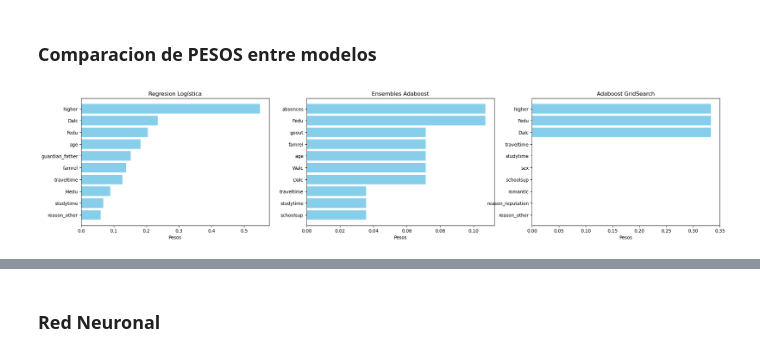
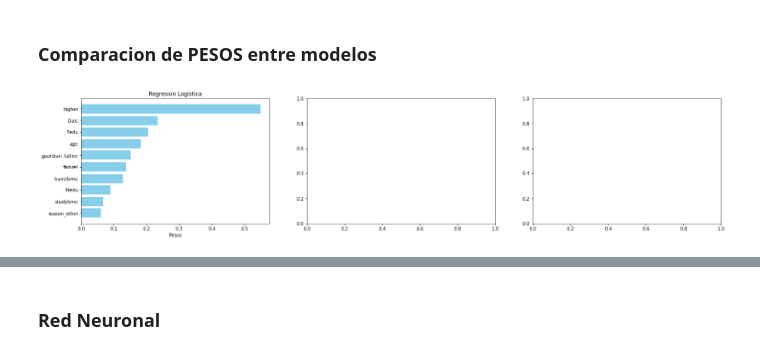
Before and after one commit to WADEBER/Trabajo-Aprendizaje, a Jupyter notebook: alcoholism.ipynb, the cells around one changed output, grey strips where cells are left out. Cells and saved outputs as stored; diff of their text form; code cells hidden in the pictures.

Commit message:
para subirlo a colab

```diff
--- a/alcoholism.ipynb
+++ b/alcoholism.ipynb
@@ -313,12 +312,10 @@ modelo_logistico_calificacion = LogisticRegression()
 
 
 #Definimos los parametros posibles de nuestro modelo
-param_grid = {
-    'C': [0.1, 0.5, 1, 10],
+param_grid = {'C': [0.1, 0.5, 1, 10],
     'solver': ['newton-cg', 'lbfgs', 'liblinear'],
     'multi_class': ['ovr', 'multinomial'],
-    'penalty': ['l1', 'l2']
-}
+    'penalty': ['l1', 'l2']}
 
 grid_search_log = GridSearchCV(modelo_logistico_calificacion, param_grid, cv=5, scoring='accuracy')
 
@@ -527,74 +499,32 @@ importance = np.abs(best_model_log.coef_[0])
 
 # Ordenar las características por importancia
 indices = np.argsort(importance)
 
 # Crear una lista de tuplas (importancia, característica)
 importances_features = [(importance[i], Test_names[i]) for i in indices]
 
 # Ordenar la lista de tuplas por importancia
 importances_features.sort(reverse=True)
 
 # Obtener las 10 características más importantes
 top_features = importances_features[:10]
 
 # Separar las importancias y los nombres de las características
 importances = [importance for importance, _ in top_features]
 features = [feature for _, feature in top_features]
 
 # Crear un gráfico de barras horizontal
 axs[0].barh(features, importances, color='skyblue')
 
 # Invertir el eje y para que las características más importantes aparezcan en la parte superior
 axs[0].invert_yaxis()
 
 # Configurar el título y las etiquetas de los ejes
 axs[0].set_title('Regresion Logística')
 axs[0].set_xlabel('Pesos')
 
-#ENSEMBLES ADABOOST
-
-# Crear una lista de tuplas (importancia, característica)
-importances_features = sorted(zip(adaboost_importances, Test_names), reverse=True)
-
-# Obtener las 10 características más importantes
-top_features = importances_features[:10]
-
-# Separar las importancias y los nombres de las características
-importances = [importance for importance, _ in top_features]
-features = [feature for _, feature in top_features]
-
-# Crear un gráfico de barras horizontal
-axs[1].barh(features, importances, color='skyblue')
-
-# Invertir el eje y para que las características más importantes aparezcan en la parte superior
-axs[1].invert_yaxis()
-
-# Configurar el título y las etiquetas de los ejes
-axs[1].set_title('Ensembles Adaboost')
-axs[1].set_xlabel('Pesos')
-
-#ADABOOST GRIDSEARCH
-
-# Crear una lista de tuplas (importancia, característica)
-adaboostGridsearch_importances = sorted(zip(adaboostGridsearch_features, Test_names), reverse=True)
-
-# Obtener las 10 características más importantes
-top_features = adaboostGridsearch_importances[:10]
-
-# Separar las importancias y los nombres de las características
-importances = [importance for importance, _ in top_features]
-features = [feature for _, feature in top_features]
-
-# Crear un gráfico de barras horizontal
-axs[2].barh(features, importances, color='skyblue')
-
-# Invertir el eje y para que las características más importantes aparezcan en la parte superior
-axs[2].invert_yaxis()
-
-# Configurar el título y las etiquetas de los ejes
-axs[2].set_title('Adaboost GridSearch')
-axs[2].set_xlabel('Pesos')
+#**MAS MODELOS**
 
 plt.show()
 # %% [output]
-[figure, old version]
+[figure, new version]
```
Also changed, not shown: parts of 13 cells of this notebook.
